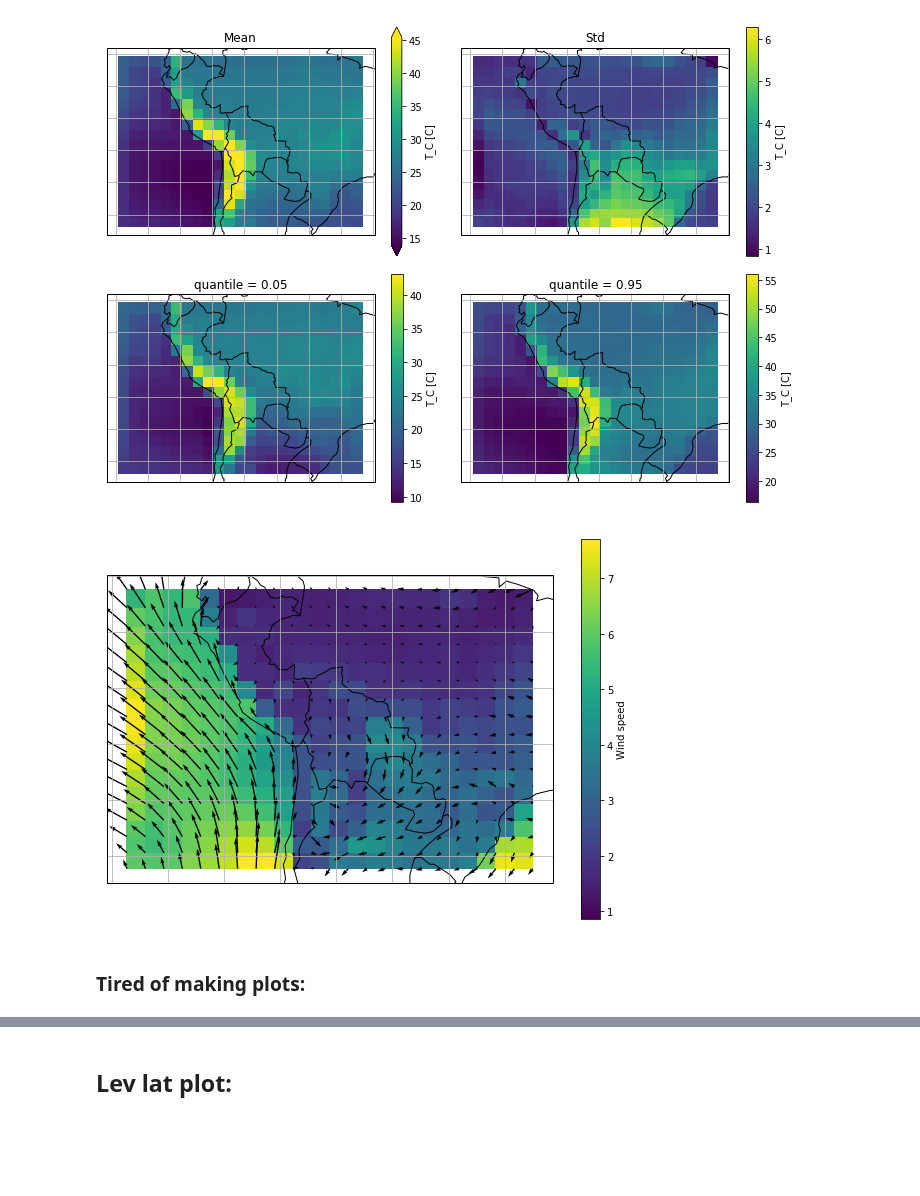
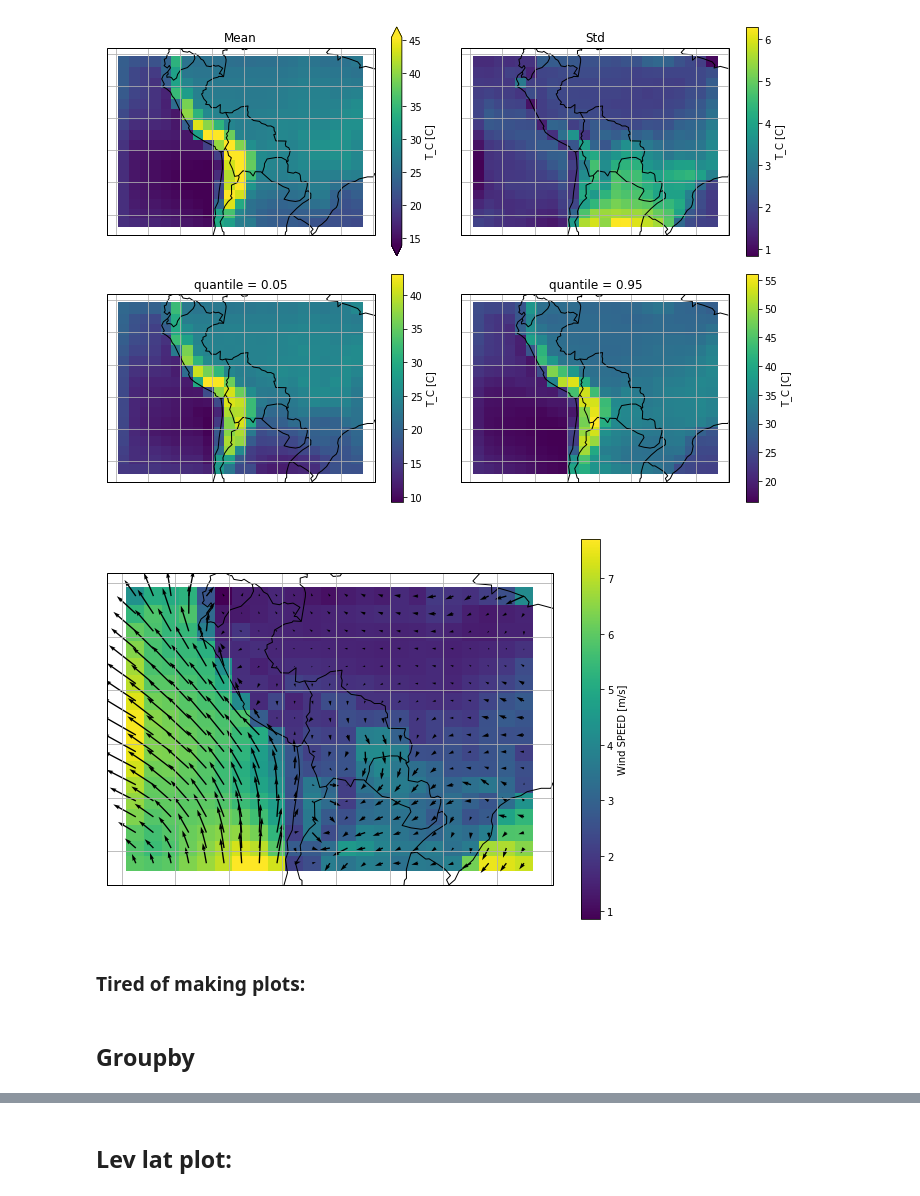
Before and after one commit to daliagachc/negi-stuff, a Jupyter notebook: negi_stuff/presentations/intro_jlab/02-_sub_Sara.ipynb, the cells around one changed output, grey strips where cells are left out. Drawn from its saved outputs; the diff is of its cells as text; code cells hidden in the pictures; blank space fills up the shorter version.

```diff
--- a/negi_stuff/presentations/intro_jlab/02-_sub_Sara.ipynb
+++ b/negi_stuff/presentations/intro_jlab/02-_sub_Sara.ipynb
@@ -56,3 +56,4 @@ Attributes:
 # lets process potential temperature into C
 ds['T_C'] = ds['T'] + 300 - 273
 ds['T_C'] = ds['T_C'].assign_attrs({'units': 'C'})
+ds['T_C'] = ds['T_C'].assign_attrs({'description': 'Temperature in C'})
@@ -84,8 +90,8 @@ lat = 'lat'
 lon = 'lon'
 XT  = 'XTIME'
 time = 'XTIME'
-lat = 'XLAT'
-lon = 'XLONG'
+#lat = 'XLAT'
+#lon = 'XLONG'
 P, V, U, T = 'P','V','U','T'
 
 #this is potential temperature in C
@@ -109,7 +112,7 @@ WS = 'Wind speed'
 ds[WS] = np.sqrt(ds[U]**2+ ds[V]**2)
 
 ds[WS].attrs['units']='m/s'
-ds[WS].attrs['name']='Wind speed'
+ds[WS].attrs['long_name']='Wind SPEED'
 # %% [markdown]
 ## Use cartopy
 # %%
@@ -168,23 +172,23 @@ plt.tight_layout()
 # %%
 import cartopy.crs as ccrs
 import cartopy as cy
 fig, ax = plt.subplots(1,
                        figsize=[10,7],
                        subplot_kw={'projection':ccrs.PlateCarree()})
 
-_ds = ds[[U,V, WS]][{ilev:0}].mean(XT) #keep_attrs=True)
+_ds = ds[[U,V, WS]][{ilev:0}].mean(XT, keep_attrs=True)
 _ds[WS].plot(x=lon, y=lat, transform=ccrs.PlateCarree())
 ax.quiver(_ds[lon],
           _ds[lat],
           _ds['U'],
           _ds['V'],
           transform=ccrs.PlateCarree())
 ax.coastlines()
 gl = ax.gridlines()
 ax.add_feature(cy.feature.BORDERS);
 #plt.tight_layout()
 # %% [output]
-[figure, old version]
+[figure, new version]
 # %% [markdown]
 ### Tired of making plots:
 # %%
@@ -198,6 +202,8 @@ def add_map_features(ax):
     gl = ax.gridlines(draw_labels=True)
     gl.xlabels_top = False
     gl.ylabels_right = False
+# %% [markdown]
+## Groupby
 # %%
 fig, axs = sp_map(2,3, figsize=[18,8], sharex=True, sharey=True)
 
```
Also changed, not shown: parts of 12 cells of this notebook, 1 other file.
